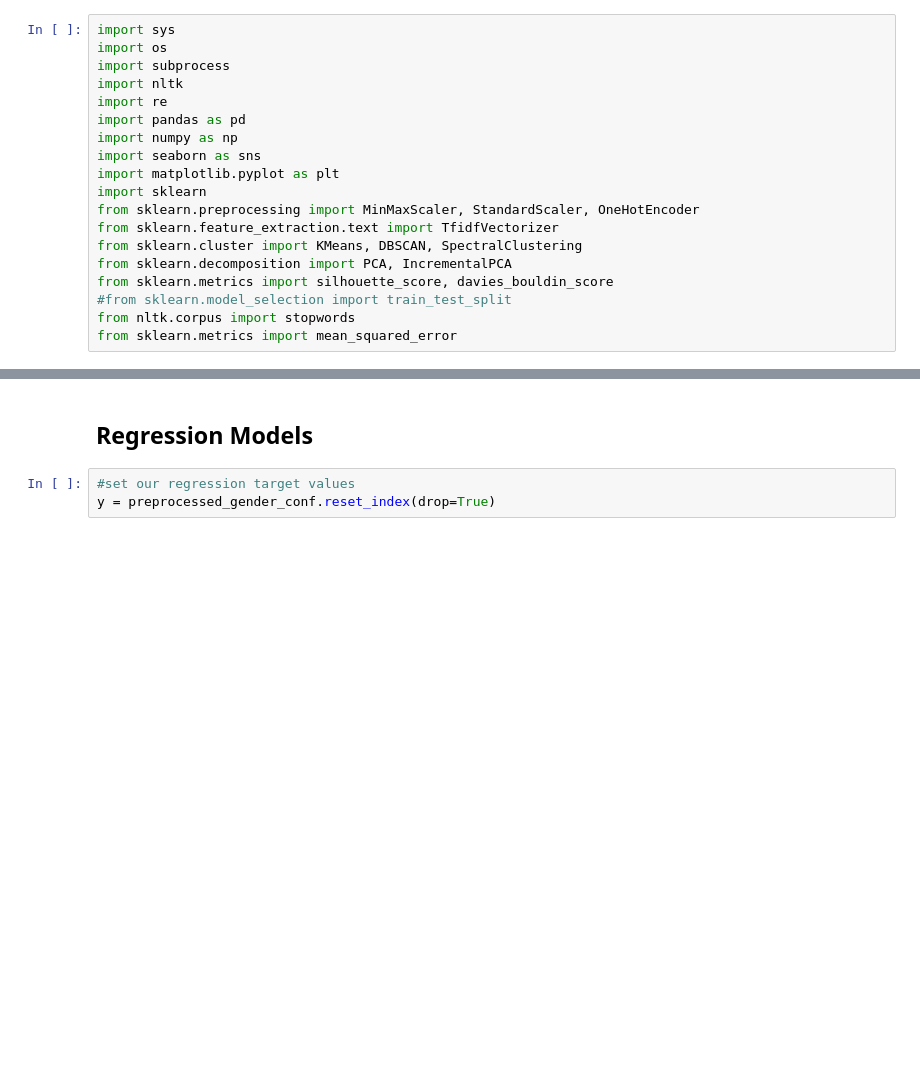
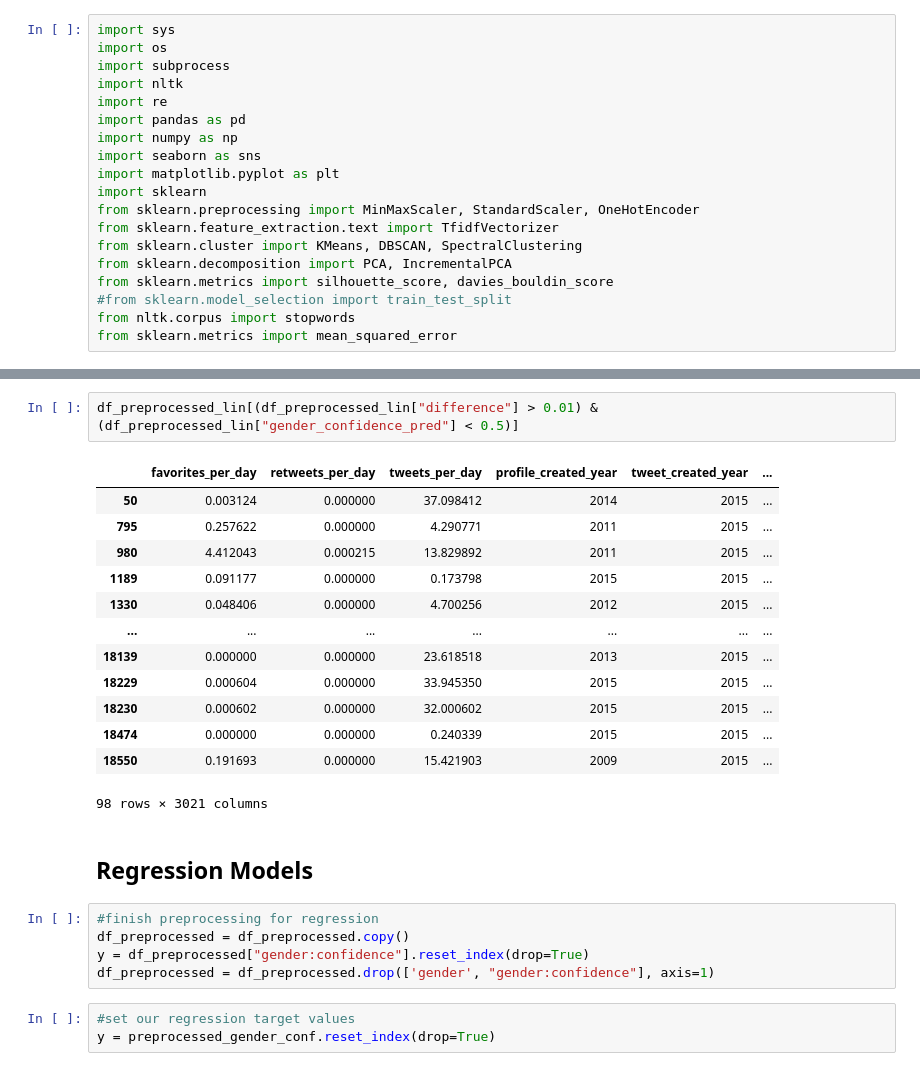
Before and after one commit to huuthienp/csci946-a2, a Jupyter notebook: Regression.ipynb, the cells around one changed output, grey strips where cells are left out. Drawn from its saved outputs; the diff is of its cells as text; blank space fills up the shorter version.

```diff
--- a/Regression.ipynb
+++ b/Regression.ipynb
@@ -445,5 +772,26 @@ df_preprocessed = df_preprocessed.drop(['name'], axis=1)
+# %%
+df_preprocessed_lin[(df_preprocessed_lin["difference"] > 0.01) & (df_preprocessed_lin["gender_confidence_pred"] < 0.5)]
+# %% [output]
+|  | favorites_per_day | retweets_per_day | tweets_per_day | profile_created_year | tweet_created_year | ... |
+| 50 | 0.003124 | 0.000000 | 37.098412 | 2014 | 2015 | ... |
+| 795 | 0.257622 | 0.000000 | 4.290771 | 2011 | 2015 | ... |
+| 980 | 4.412043 | 0.000215 | 13.829892 | 2011 | 2015 | ... |
+| 1189 | 0.091177 | 0.000000 | 0.173798 | 2015 | 2015 | ... |
+| 1330 | 0.048406 | 0.000000 | 4.700256 | 2012 | 2015 | ... |
+| ... | ... | ... | ... | ... | ... | ... |
+| 18139 | 0.000000 | 0.000000 | 23.618518 | 2013 | 2015 | ... |
+| 18229 | 0.000604 | 0.000000 | 33.945350 | 2015 | 2015 | ... |
+| 18230 | 0.000602 | 0.000000 | 32.000602 | 2015 | 2015 | ... |
+| 18474 | 0.000000 | 0.000000 | 0.240339 | 2015 | 2015 | ... |
+| 18550 | 0.191693 | 0.000000 | 15.421903 | 2009 | 2015 | ... |
+98 rows × 3021 columns
 # %% [markdown]
 ## Regression Models
+# %%
+#finish preprocessing for regression
+df_preprocessed = df_preprocessed.copy()
+y = df_preprocessed["gender:confidence"].reset_index(drop=True)
+df_preprocessed = df_preprocessed.drop(['gender', "gender:confidence"], axis=1)
 # %%
 #set our regression target values
 y = preprocessed_gender_conf.reset_index(drop=True)
```
Also changed, not shown: parts of 9 cells of this notebook.
